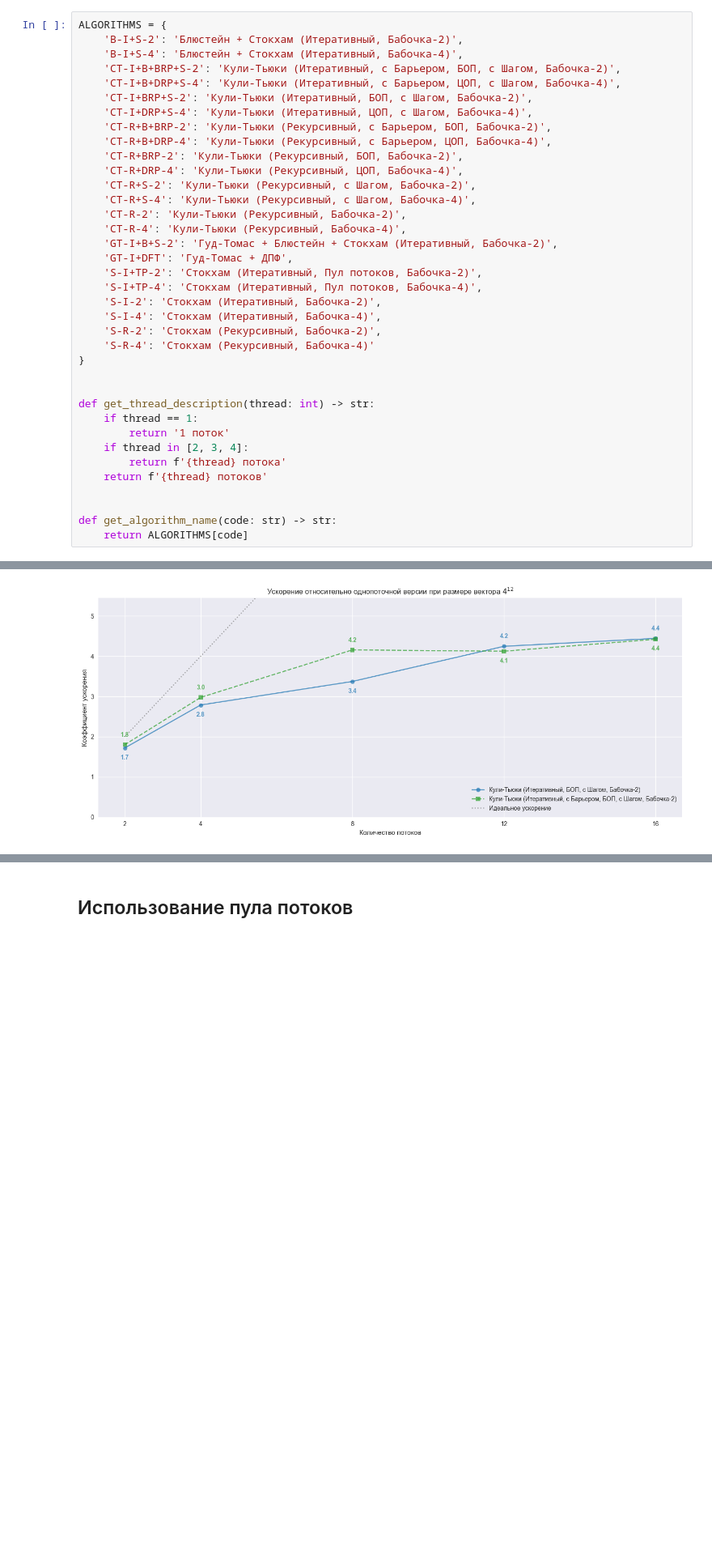
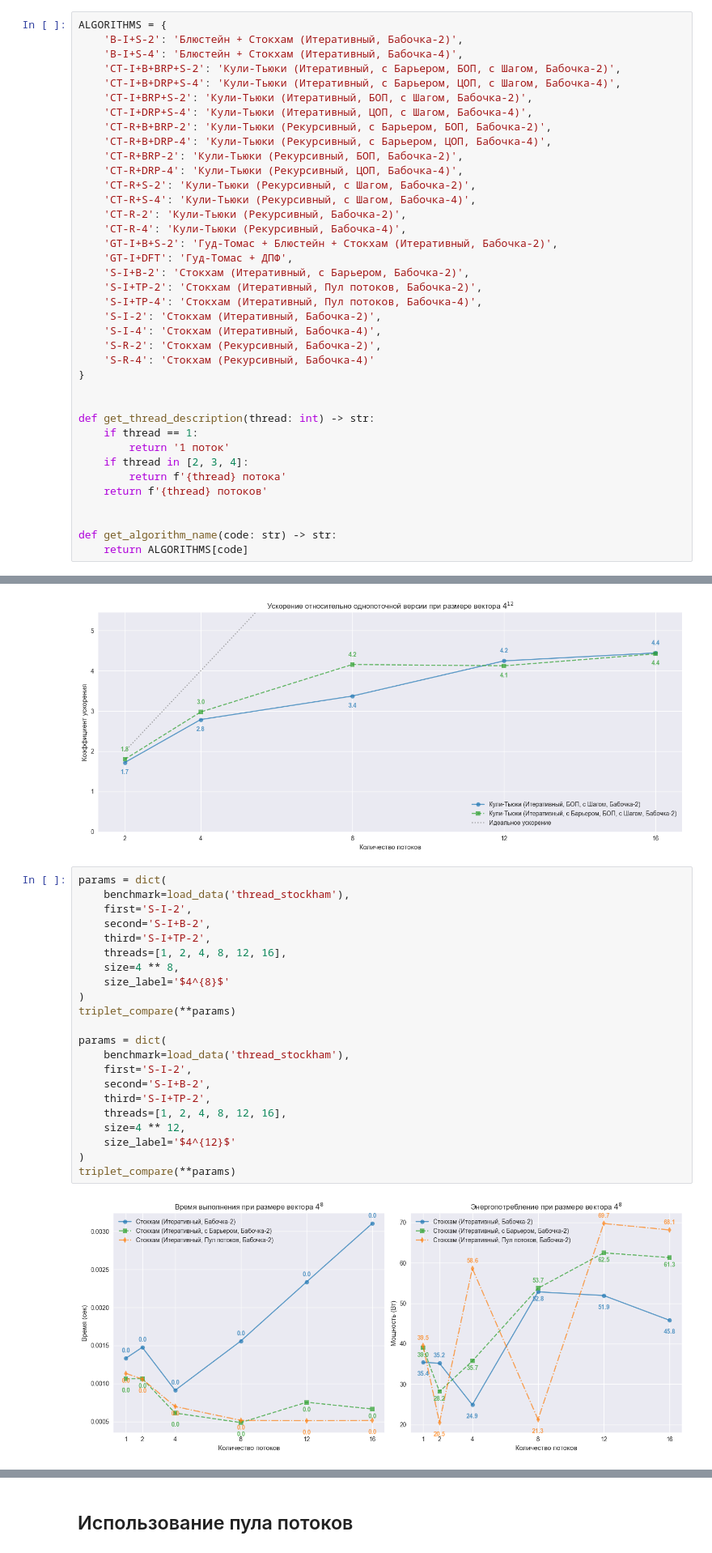
Before and after one commit to markov-avl/fft-benchmark, a Jupyter notebook: notebooks/experiments.ipynb, the cells around one changed output, grey strips where cells are left out. Shown at 81% size. Drawn from its saved outputs; the diff is of its cells as text; blank space fills up the shorter version.

```diff
--- a/notebooks/experiments.ipynb
+++ b/notebooks/experiments.ipynb
@@ -22,6 +22,7 @@ ALGORITHMS = {
     'CT-R-4': 'Кули-Тьюки (Рекурсивный, Бабочка-4)',
     'GT-I+B+S-2': 'Гуд-Томас + Блюстейн + Стокхам (Итеративный, Бабочка-2)',
     'GT-I+DFT': 'Гуд-Томас + ДПФ',
+    'S-I+B-2': 'Стокхам (Итеративный, с Барьером, Бабочка-2)',
     'S-I+TP-2': 'Стокхам (Итеративный, Пул потоков, Бабочка-2)',
     'S-I+TP-4': 'Стокхам (Итеративный, Пул потоков, Бабочка-4)',
     'S-I-2': 'Стокхам (Итеративный, Бабочка-2)',
@@ -366,3 +442,27 @@ pair_compare_speedup(**params)
 # %% [output]
 [figure]
 [figure]
+# %%
+params = dict(
+    benchmark=load_data('thread_stockham'),
+    first='S-I-2',
+    second='S-I+B-2',
+    third='S-I+TP-2',
+    threads=[1, 2, 4, 8, 12, 16],
+    size=4 ** 8,
+    size_label='$4^{8}$'
+)
+triplet_compare(**params)
+
+params = dict(
+    benchmark=load_data('thread_stockham'),
+    first='S-I-2',
+    second='S-I+B-2',
+    third='S-I+TP-2',
+    threads=[1, 2, 4, 8, 12, 16],
+    size=4 ** 12,
+    size_label='$4^{12}$'
+)
+triplet_compare(**params)
+# %% [output]
+[figure, added]
```
Also changed, not shown: parts of 2 cells of this notebook, 10 other files.
